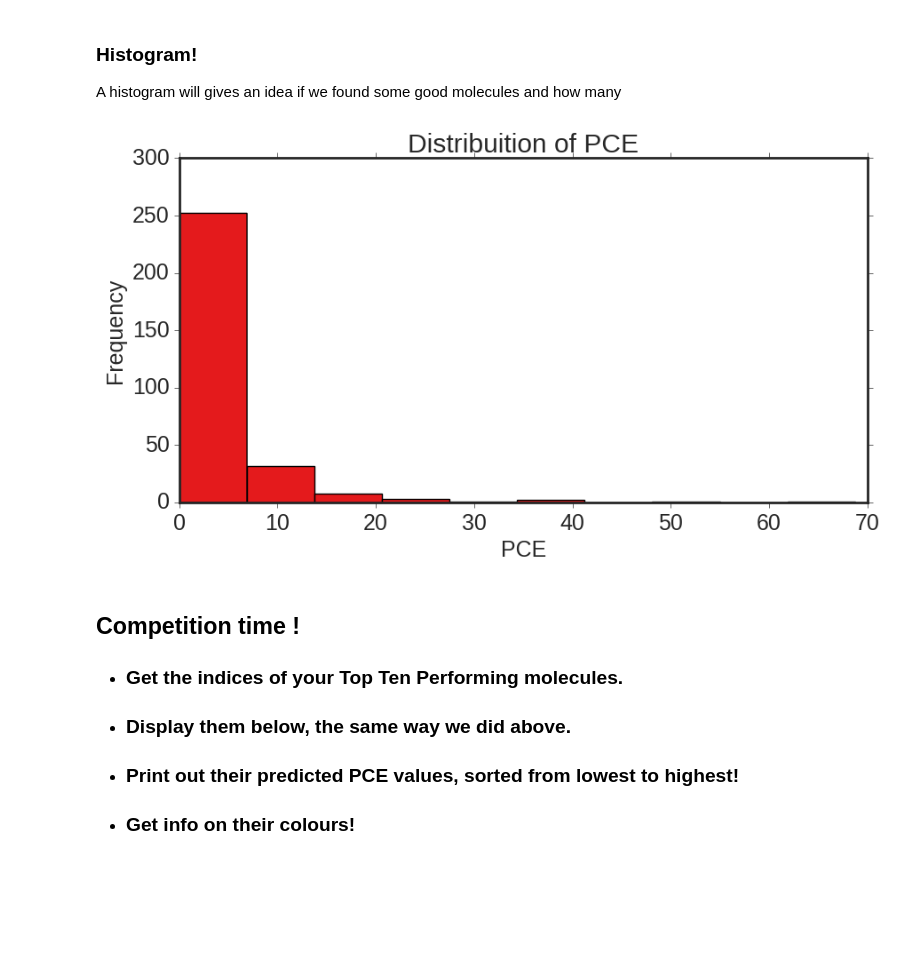
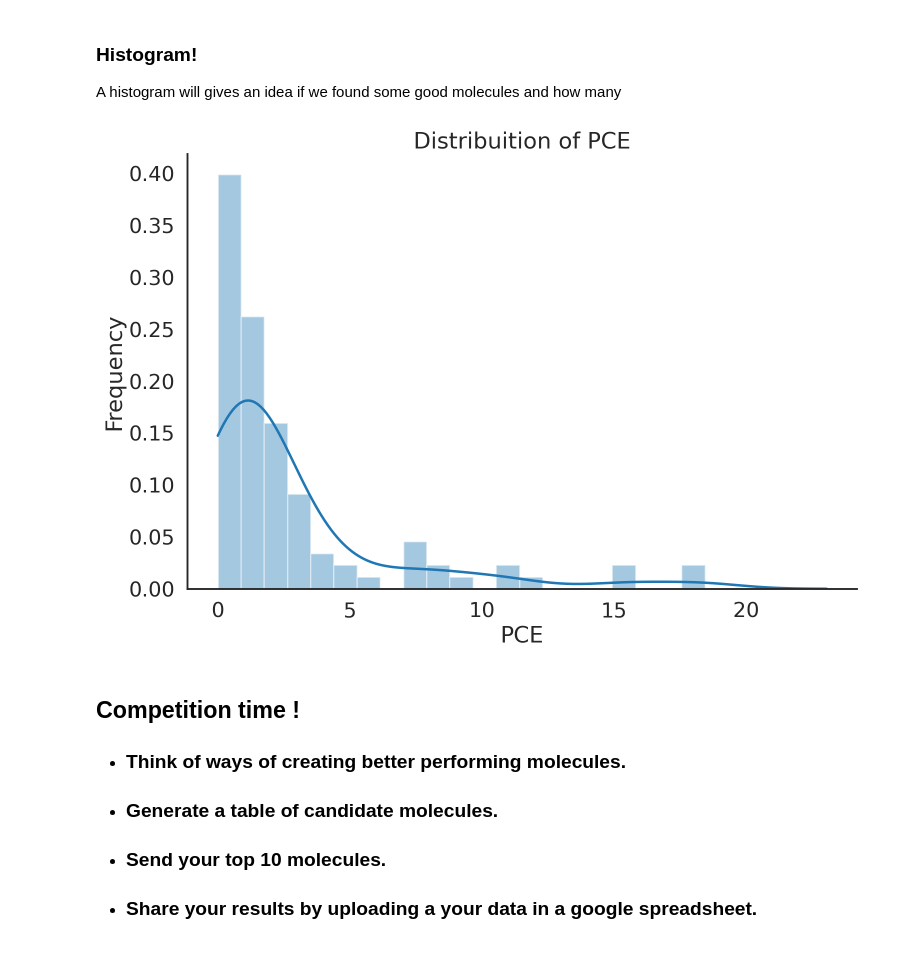
Before and after one commit to beangoben/molecular_screening_lecture, a Jupyter notebook: 1_Molecular_screening.ipynb, the cells around one changed output. Drawn from its saved outputs; the diff is of its cells as text; code cells hidden in the pictures; blank space fills up the shorter version.

```diff
--- a/1_Molecular_screening.ipynb
+++ b/1_Molecular_screening.ipynb
@@ -828,3 +668,17 @@ def getHOMO_LUMO(molecule_mindo3):
+# %%
+HARTREE_TO_EV = 27.2107
+
+def get_donor_homolumo(mindo3_mol):
+  occ = mindo3_mol.mo_occ
+  energies = mindo3_mol.mo_energy
+  occ_indices = np.arange(len(occ))
+  homo_index = occ_indices[occ>0].max()
+  lumo_index = occ_indices[occ==0].min()
+  donor_homo = energies[homo_index]*HARTREE_TO_EV
+  lumo =  energies[lumo_index]*HARTREE_TO_EV
+  fudge_factor = 5
+  donor_lumo= lumo -fudge_factor
+  return donor_homo, donor_lumo
 # %% [markdown]
 ## Get the PCE for a random subset of N  molecules, storing it in an array!
 
@@ -833,5 +687,5 @@ Now generate a random set of indices between **0 and (len(products2) - 1)**.
 That's the library that you'll analyze!
 # %%
 n=100
-rand_ind = random.sample(range(len(products2)),n)
+indices = np.random.choice(np.arange(len(products2)), 100)
 # %% [markdown]
@@ -884,0 +693,22 @@ Calc #    91 , Mol index   722 with pce =   2.224550 %%
+# %%
+data = []
+library_name = 'scorpion'
+pbar = tqdm.tqdm(enumerate(indices), total=len(indices))
+for i, index in pbar:
+  smi = products2[index]
+  mol = smiles_to_3dmol(smi)
+  mindo3_mol = mindo3_calc(mol)
+  donor_homo, donor_lumo = get_donor_homolumo(mindo3_mol)
+  pce, gap_nm = scharber_efficiency(donor_homo, donor_lumo, power, wavelength,flux)
+  result = {'index':index,
+            'library': library_name,
+            'smiles': smi,
+            'pce': pce,
+            'gap_nm': gap_nm,
+            'color': str(wavelength_to_rgb(gap_nm)),
+            }
+  pbar.set_postfix({'pce':pce})
+  data.append(result)
+# %%
+result_df = pd.DataFrame(data)
+result_df
@@ -886,21 +743,20 @@ Calc #    91 , Mol index   722 with pce =   2.224550 %%
 ### Histogram!
 A histogram will gives an idea if we found some good molecules and how many
 # %%
-#histogram code
-plt.hist(pce_array)
-# stuff
+sns.distplot(result_df['pce'], kde_kws={'clip': (0.0, 100.0)})
 plt.ylabel("Frequency")
 plt.xlabel("PCE")
 plt.title('Distribuition of PCE')
+sns.despine()
 plt.show()
 # %% [output]
-[figure, old version]
+[figure, new version]
-# %% [markdown]
-## Competition time !
-* ### Get the indices of your Top Ten Performing molecules.
-* ### Display them below, the same way we did above.
-* ### Print out their predicted PCE values, sorted from lowest to highest!
-* ### Get info on their colours!
+# %% [markdown]
+## Competition time !
+* ### Think of ways of creating better performing molecules.
+* ### Generate a table of candidate molecules.
+* ### Send your top 10 molecules.
+* ### Share your results by uploading a your data in a google spreadsheet.
 # %% [markdown]
 ## Will your molecule reign supreme?
 
```
Also changed, not shown: parts of 105 cells of this notebook, 1 other file.
